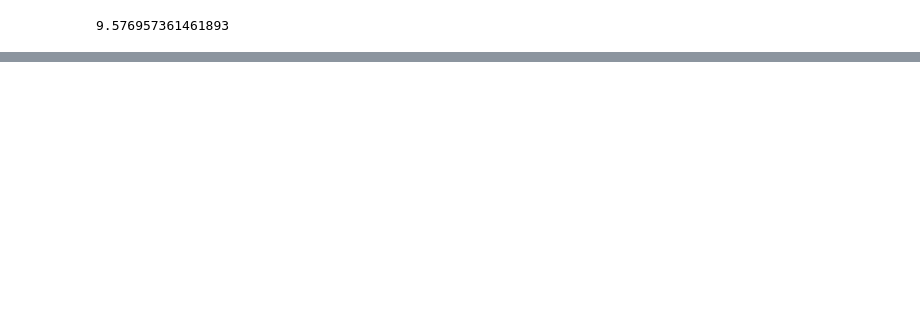
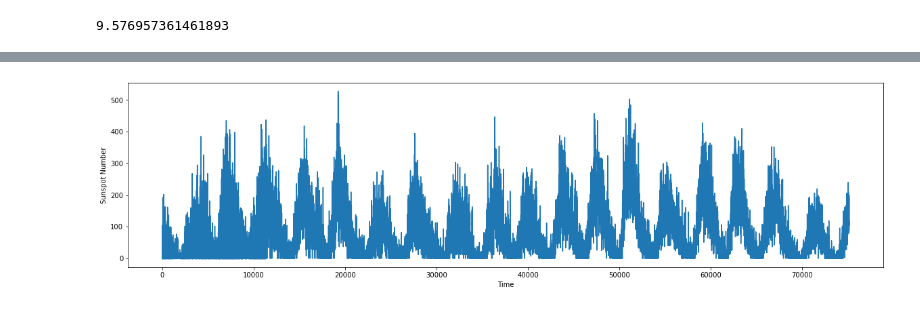
Before and after one commit to Jack-brewster/arctic-forecasting, a Jupyter notebook: analysis.ipynb, the cells around one changed output, grey strips where cells are left out. Drawn from its saved outputs; the diff is of its cells as text; code cells hidden in the pictures; blank space fills up the shorter version.

```diff
--- a/analysis.ipynb
+++ b/analysis.ipynb
@@ -13,0 +85,2 @@ b'Skipping line 75150: expected 7 fields, saw 8\nSkipping line 75151: expected 7
+# %%
+sndata.columns = ['year', 'month', 'day', 'dec_year', 'sn_value', 'sn_error', 'obs_num']
@@ -13,0 +112,9 @@ b'Skipping line 75150: expected 7 fields, saw 8\nSkipping line 75151: expected 7
+# %%
+from matplotlib import pyplot as plt
+plt.figure(figsize=(20, 5))
+
+plt.plot(sndata.index, sndata['sn_value']);
+plt.ylabel('Sunspot Number');
+plt.xlabel('Time');
+# %% [output]
+[figure, added]
```
Also changed, not shown: parts of 9 cells of this notebook.
